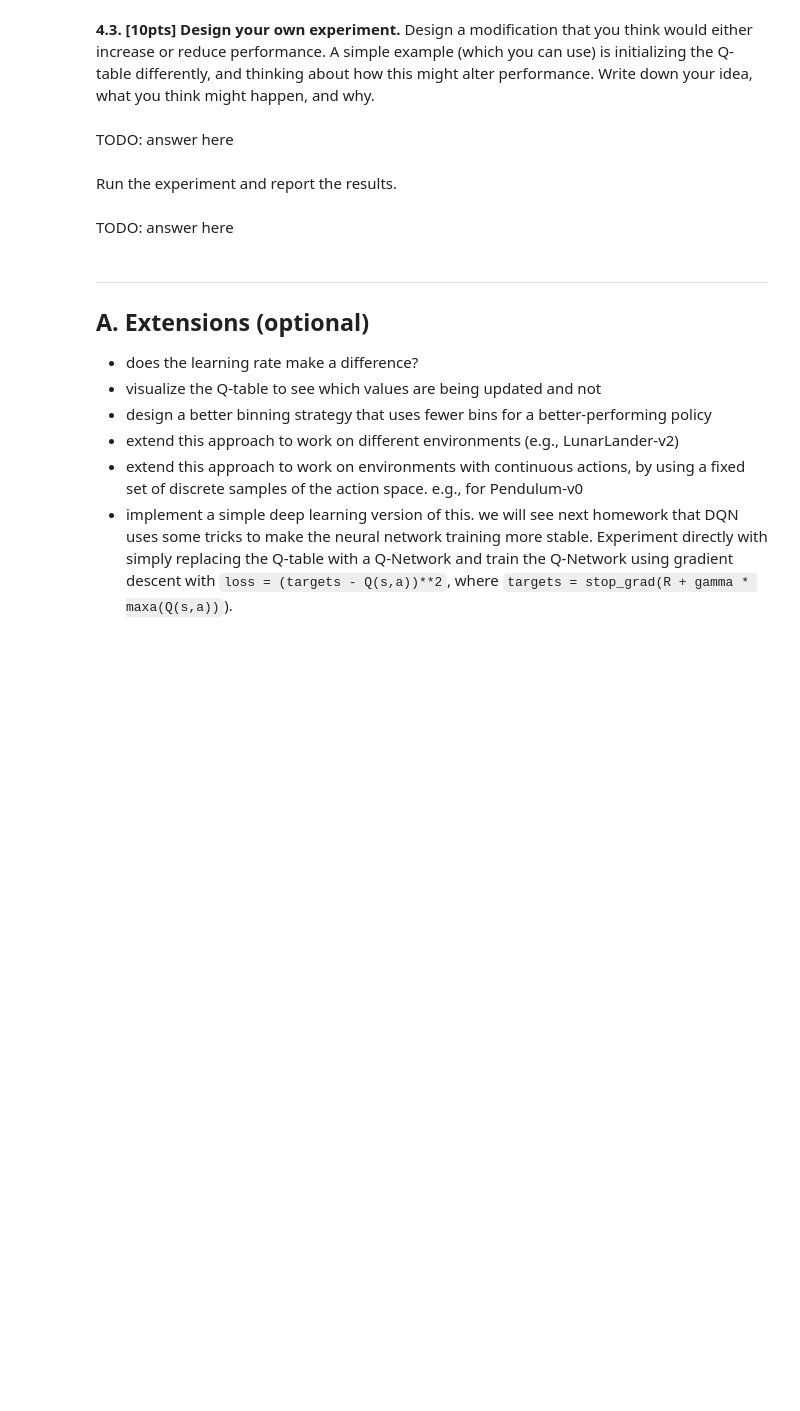
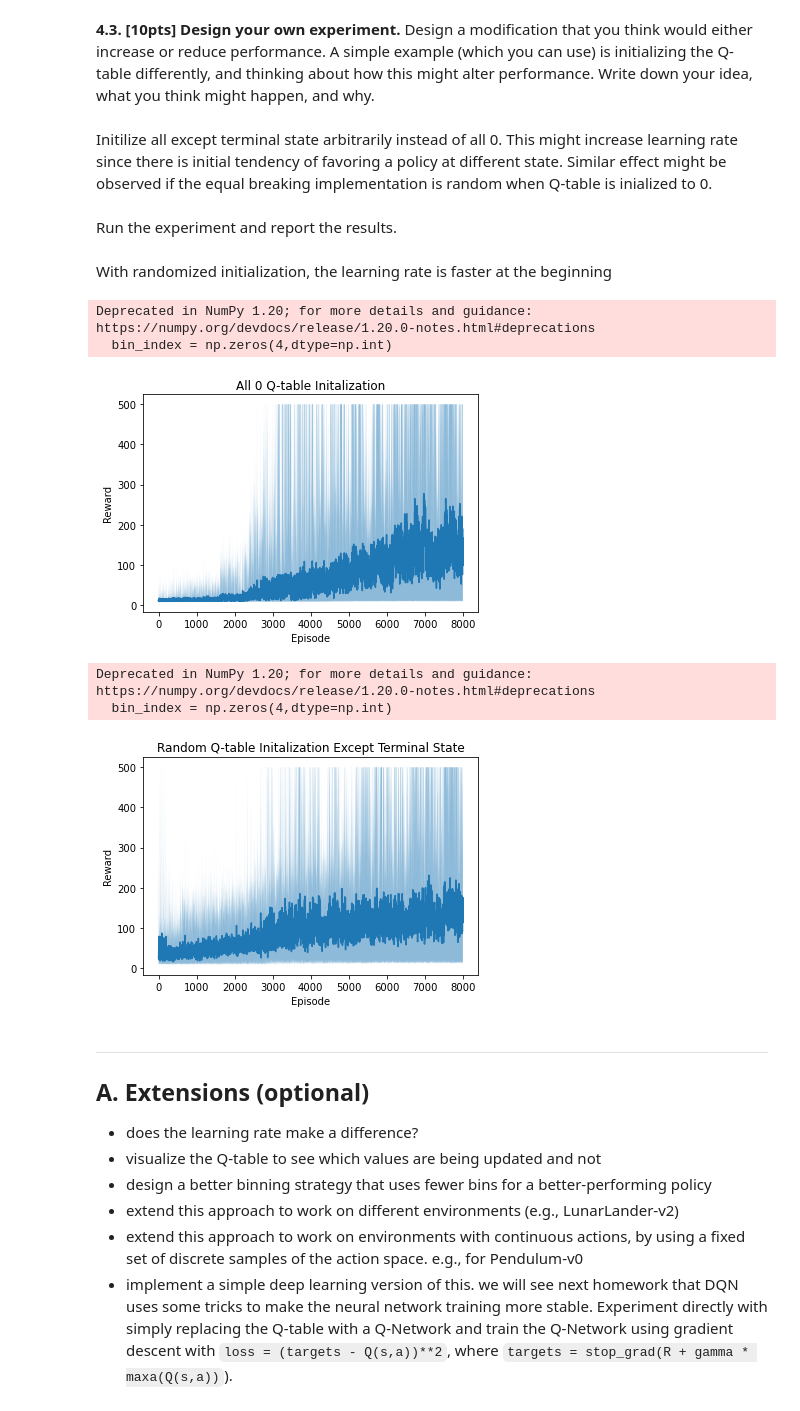
Before and after one commit to HaomiaoZ/CPSC533V_2021W1, a Jupyter notebook: a2/a2.ipynb, the cells around one changed output. Cells and saved outputs as stored; diff of their text form; code cells hidden in the pictures; blank space fills up the shorter version.

```diff
--- a/a2/a2.ipynb
+++ b/a2/a2.ipynb
@@ -388,11 +591,68 @@ TODO: answer here
 # %% [markdown]
 **4.3. [10pts] Design your own experiment.** Design a modification that you think would either increase or reduce performance.  A simple example (which you can use) is initializing the Q-table differently, and thinking about how this might alter performance. Write down your idea, what you think might happen, and why.
-# %% [markdown]
-TODO: answer here
+# %% [markdown]
+Initilize all except terminal state arbitrarily instead of all 0. This might increase learning rate since there is initial tendency of favoring a policy at different state. Similar effect might be observed if the equal breaking implementation is random when Q-table is inialized to 0.
 # %% [markdown]
 Run the experiment and report the results.
-# %% [markdown]
-TODO: answer here
+# %% [markdown]
+With randomized initialization, the learning rate is faster at the beginning
+# %%
+for num in range(2):
+    # Q-learning
+    reward_matrix = np.zeros((10,8000))
+
+    for rep in range(10):
+        # Q-table initialized to zeros.  first 4 dims are state, last dim is for action (0,1) for left,right.
+        Q = np.zeros([num_bins]*len(obs)+[env.action_space.n])
+        if num ==1:
+            #add randomness to the inital Q-table
+            Q = np.random.random_sample([num_bins]*len(obs)+[env.action_space.n])*20
+            Q[:,:,0,:,:] = 0
+            Q[:,:,9,:,:] = 0
+        #import ipdb; ipdb.set_trace()
+        for i in range(8000):
+            obs = env.reset()
+            s = obs2bin(obs)
+
+            episode_reward =0
+            while True:
+                if np.random.rand() > eps:
+                    action = np.argmax(Q[s])
+                else:
+                    action = env.action_space.sample()
+
+                obs, reward, done, info=env.step(action)
+                #if average_batch_reward>=:
+                #    env.render()
+                episode_reward+=reward
+
+                s_prime = obs2bin(obs)
+                Q[s][action] = Q[s][action]+alpha*(reward+gamma*np.max(Q[s_prime])-Q[s][action])
+                s=s_prime
+                if done:
+                    break
+            reward_matrix[rep,i] =episode_reward
+    # print result
+    x = np.arange(8000)
+    y = np.average(reward_matrix, axis=0)
+    plt.plot(y)
+    if num==0:
+        plt.title('All 0 Q-table Initalization')
+    else:
+        plt.title('Random Q-table Initalization Except Terminal State')
+    plt.xlabel('Episode')
+    plt.ylabel('Reward')
+    lower_bound = np.amin(reward_matrix,axis=0)
+    upper_bound = np.amax(reward_matrix,axis=0)
+    plt.fill_between(x, lower_bound, upper_bound, alpha=0.5)
+    plt.show()
+# %% [output]
+Deprecated in NumPy 1.20; for more details and guidance: https://numpy.org/devdocs/release/1.20.0-notes.html#deprecations
+  bin_index = np.zeros(4,dtype=np.int)
+[figure, added]
+Deprecated in NumPy 1.20; for more details and guidance: https://numpy.org/devdocs/release/1.20.0-notes.html#deprecations
+  bin_index = np.zeros(4,dtype=np.int)
+[figure, added]
 # %% [markdown]
 ---
 
```
Also changed, not shown: parts of 20 cells of this notebook.
